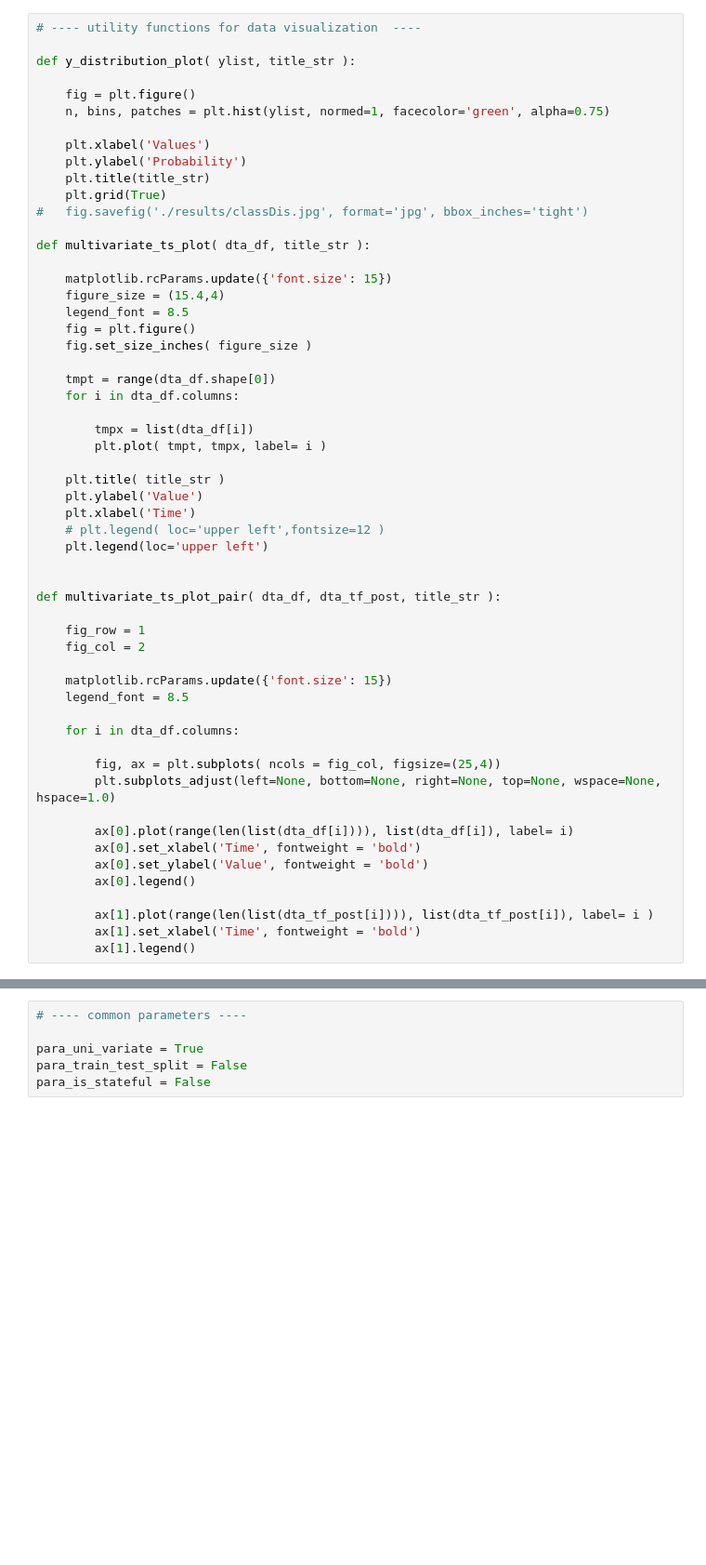
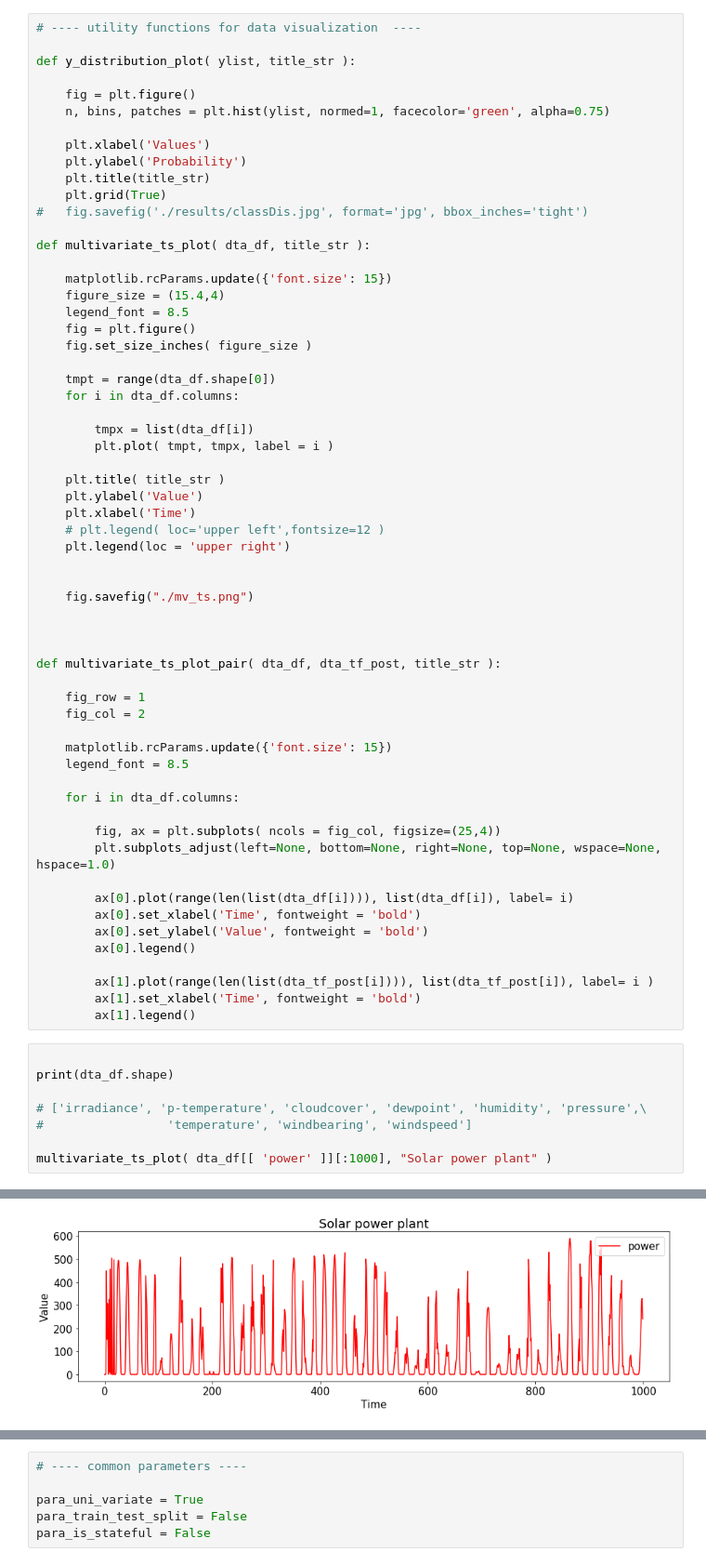
Before and after one commit to weilai0980/tsRNN, a Jupyter notebook: forecasting/data_prep.ipynb, the cells around one changed output, grey strips where cells are left out. Shown at 93% size. Drawn from its saved outputs; the diff is of its cells as text; blank space fills up the shorter version.

```diff
--- a/forecasting/data_prep.ipynb
+++ b/forecasting/data_prep.ipynb
@@ -46,13 +44,17 @@ def multivariate_ts_plot( dta_df, title_str ):
     for i in dta_df.columns:
 
         tmpx = list(dta_df[i])
-        plt.plot( tmpt, tmpx, label= i )
+        plt.plot( tmpt, tmpx, label = i )
 
     plt.title( title_str )
     plt.ylabel('Value')
     plt.xlabel('Time')
     # plt.legend( loc='upper left',fontsize=12 )
-    plt.legend(loc='upper left')
+    plt.legend(loc = 'upper right')
+
+
+    fig.savefig("./mv_ts.png")
+
 
 
 def multivariate_ts_plot_pair( dta_df, dta_tf_post, title_str ):
@@ -76,3 +78,12 @@ def multivariate_ts_plot_pair( dta_df, dta_tf_post, title_str ):
         ax[1].plot(range(len(list(dta_tf_post[i]))), list(dta_tf_post[i]), label= i )
         ax[1].set_xlabel('Time', fontweight = 'bold')
         ax[1].legend()
+# %%
+
+print(dta_df.shape)
+
+# ['irradiance', 'p-temperature', 'cloudcover', 'dewpoint', 'humidity', 'pressure',\
+#                 'temperature', 'windbearing', 'windspeed']
+
+multivariate_ts_plot( dta_df[[ 'power' ]][:1000], "Solar power plant" )
+# %% [output]
@@ -78,0 +91 @@ def multivariate_ts_plot_pair( dta_df, dta_tf_post, title_str ):
+[figure, added]
```
Also changed, not shown: parts of 4 cells of this notebook, 23 other files.
